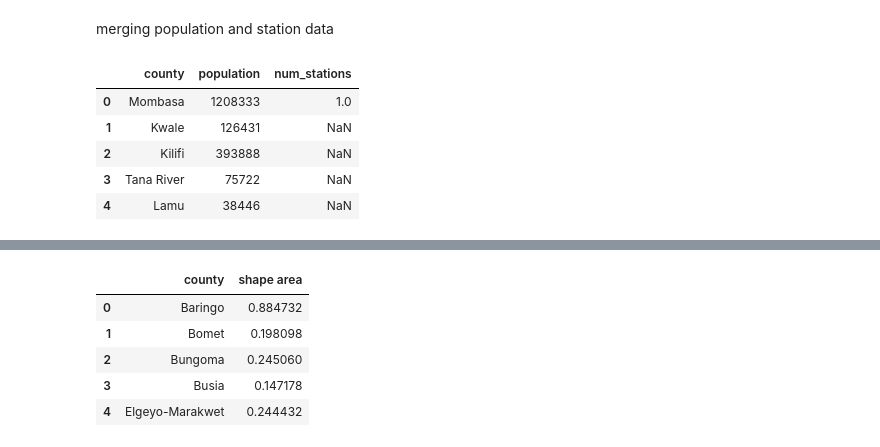
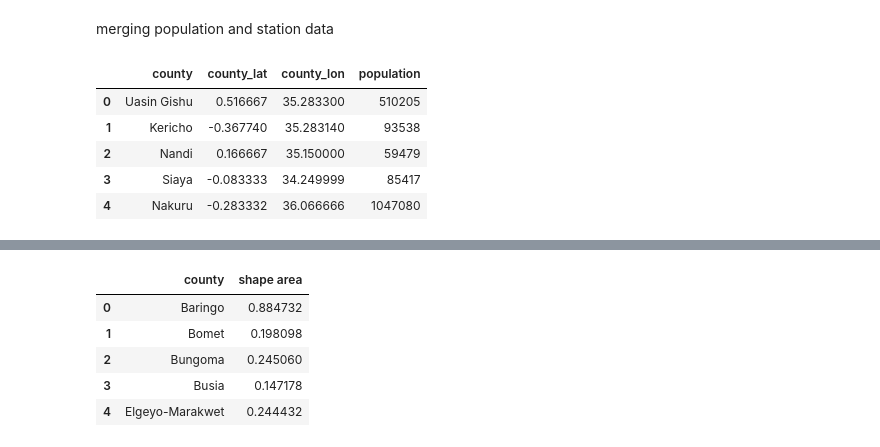
Before and after one commit to maryannngongi/EV_Charging_Stations_Optimization, a Jupyter notebook: Notebooks/christine.ipynb, the cells around one changed output, grey strips where cells are left out. Cells and saved outputs as stored; diff of their text form; code cells hidden in the pictures.

```diff
--- a/Notebooks/christine.ipynb
+++ b/Notebooks/christine.ipynb
@@ -173,3 +173,6 @@ Data columns (total 16 columns):
  15  Shape_Area         290 non-null    float64
 dtypes: datetime64[ns](2), float64(2), int64(1), object(11)
 memory usage: 36.4+ KB
+# %%
+county_coords = pd.read_csv("../Data/county_coordinates.csv")
+county_coords.head()
@@ -395,0 +436,2 @@ admin_boundaries
+# %%
+county_coords = county_coords.rename(columns={"Latitude": "county_lat", "Longitude": "county_lon"})
@@ -511,12 +559,12 @@ station_counts
 # %% [markdown]
 merging population and station data
 # %%
-county_df = population.merge(station_counts, on='county', how='left')
+county_df = county_coords.merge(population, on='county', how='left')
 county_df.head()
 # %% [output]
-|  | county | population | num_stations |
-| 0 | Mombasa | 1208333 | 1.0 |
-| 1 | Kwale | 126431 | NaN |
-| 2 | Kilifi | 393888 | NaN |
-| 3 | Tana River | 75722 | NaN |
-| 4 | Lamu | 38446 | NaN |
+|  | county | county_lat | county_lon | population |
+| 0 | Uasin Gishu | 0.516667 | 35.283300 | 510205 |
+| 1 | Kericho | -0.367740 | 35.283140 | 93538 |
+| 2 | Nandi | 0.166667 | 35.150000 | 59479 |
+| 3 | Siaya | -0.083333 | 34.249999 | 85417 |
+| 4 | Nakuru | -0.283332 | 36.066666 | 1047080 |
```
Also changed, not shown: parts of 25 cells of this notebook.
